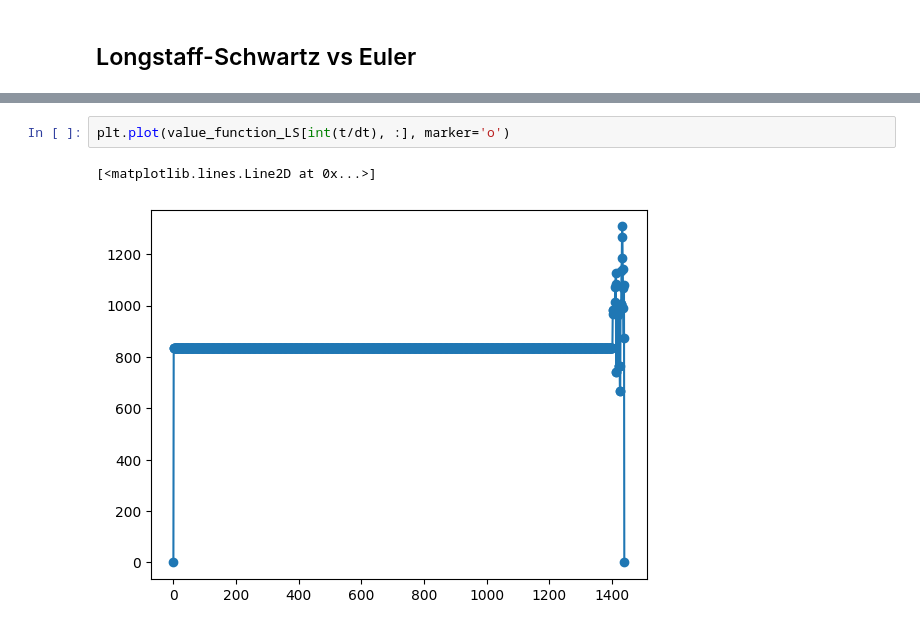
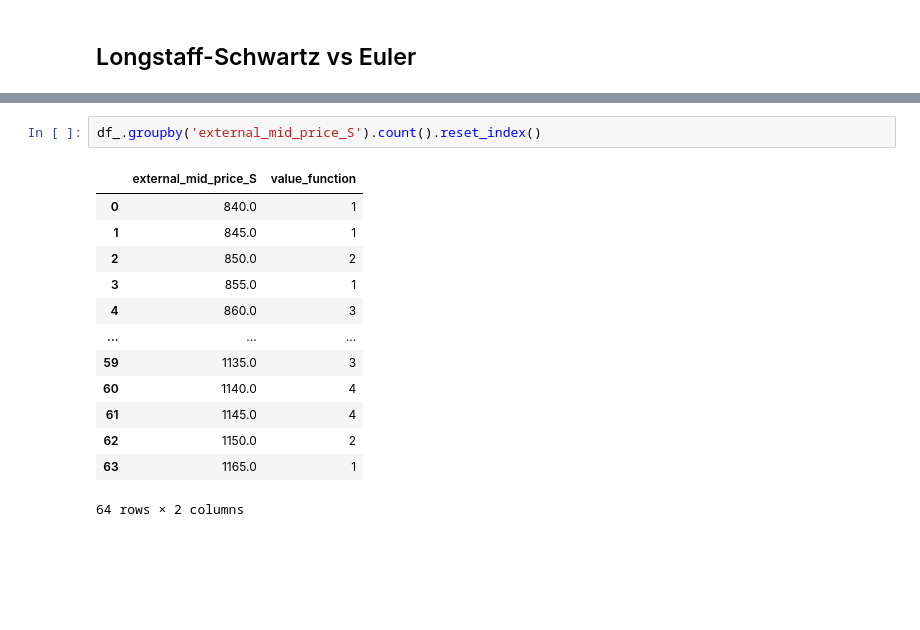
Before and after one commit to sb-bbr/AMM-Optimal-Exit-Time, a Jupyter notebook: Code/AMMSimulation.ipynb, the cells around one changed output, grey strips where cells are left out. Cells and saved outputs as stored; diff of their text form; blank space fills up the shorter version.

```diff
--- a/Code/AMMSimulation.ipynb
+++ b/Code/AMMSimulation.ipynb
@@ -508,5 +488,16 @@ fig.add_trace(go.Scatter3d(
-# %%
-plt.plot(value_function_LS[int(t/dt), :], marker='o')
-# %% [output]
-[<matplotlib.lines.Line2D at 0x...>]
-[figure, removed]
+# %%
+df_.groupby('external_mid_price_S').count().reset_index()
+# %% [output]
+|  | external_mid_price_S | value_function |
+| 0 | 840.0 | 1 |
+| 1 | 845.0 | 1 |
+| 2 | 850.0 | 2 |
+| 3 | 855.0 | 1 |
+| 4 | 860.0 | 3 |
+| ... | ... | ... |
+| 59 | 1135.0 | 3 |
+| 60 | 1140.0 | 4 |
+| 61 | 1145.0 | 4 |
+| 62 | 1150.0 | 2 |
+| 63 | 1165.0 | 1 |
+64 rows × 2 columns
```
Also changed, not shown: parts of 15 cells of this notebook, 1 other file.
